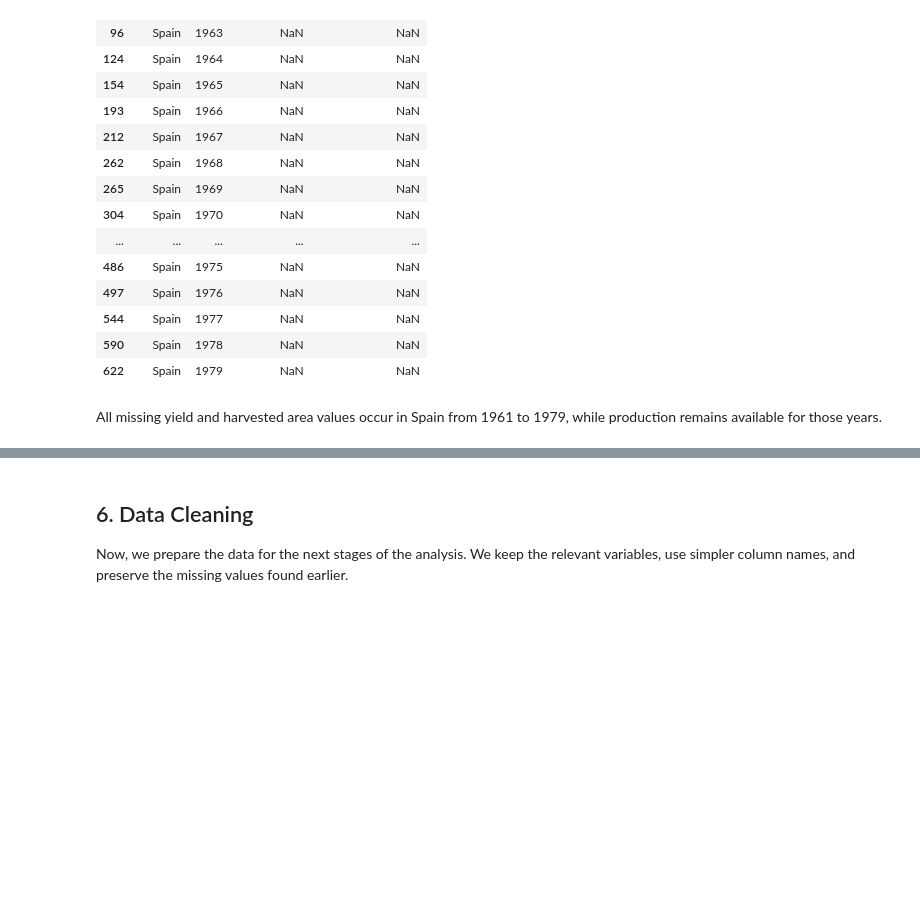
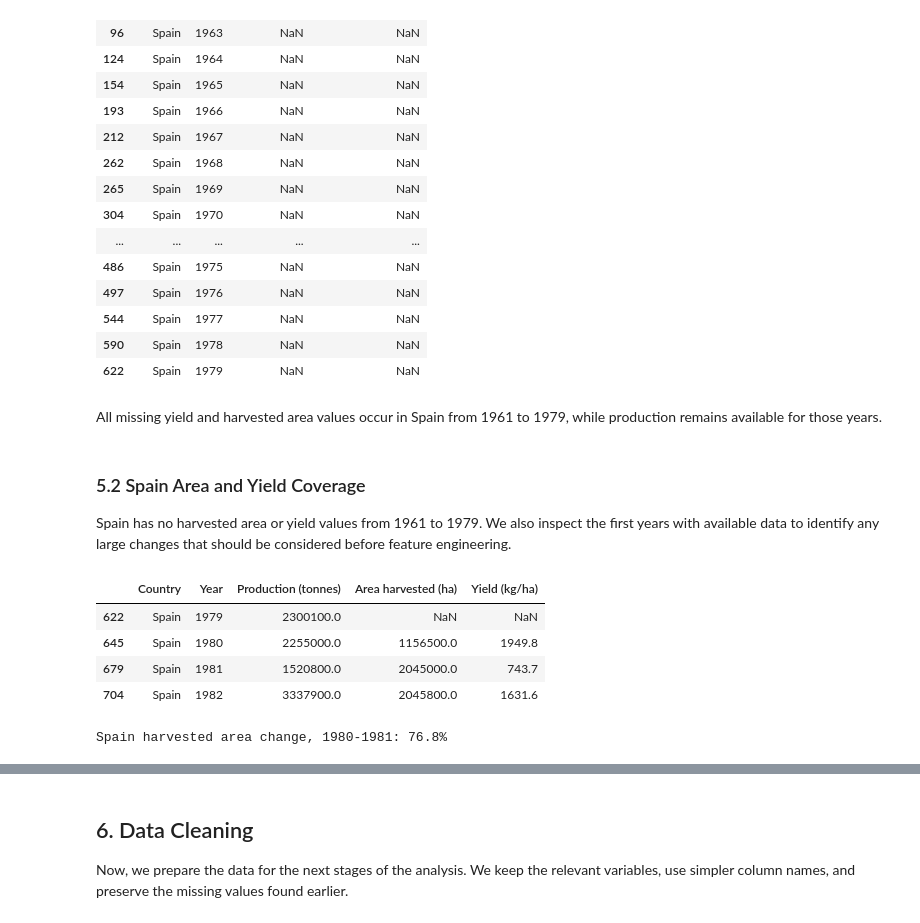
Before and after one commit to burakdon/Big-Olive, a Jupyter notebook: notebooks/01_faostat_exploration_cleaning.ipynb, the cells around one changed output, grey strips where cells are left out. Cells and saved outputs as stored; diff of their text form; code cells hidden in the pictures; blank space fills up the shorter version.

```diff
--- a/notebooks/01_faostat_exploration_cleaning.ipynb
+++ b/notebooks/01_faostat_exploration_cleaning.ipynb
@@ -238,3 +238,50 @@ target_df[
 | 622 | Spain | 1979 | NaN | NaN |
 # %% [markdown]
 All missing yield and harvested area values occur in Spain from 1961 to 1979, while production remains available for those years.
+# %% [markdown]
+### 5.2 Spain Area and Yield Coverage
+
+Spain has no harvested area or yield values from 1961 to 1979. We also inspect the first years with available data to identify any large changes that should be considered before feature engineering.
+# %%
+# Inspect Spain around the beginning of its area and yield coverage
+spain_coverage = target_df[
+    (target_df["Country"] == "Spain")
+    & (target_df["Year"].between(1979, 1982))
+][
+    [
+        "Country",
+        "Year",
+        "Production (tonnes)",
+        "Area harvested (ha)",
+        "Yield (kg/ha)"
+    ]
+]
+
+spain_coverage
+# %% [output]
+|  | Country | Year | Production (tonnes) | Area harvested (ha) | Yield (kg/ha) |
+| 622 | Spain | 1979 | 2300100.0 | NaN | NaN |
+| 645 | Spain | 1980 | 2255000.0 | 1156500.0 | 1949.8 |
+| 679 | Spain | 1981 | 1520800.0 | 2045000.0 | 743.7 |
+| 704 | Spain | 1982 | 3337900.0 | 2045800.0 | 1631.6 |
+# %%
+# Calculate the change in harvested area from 1980 to 1981
+spain_1980_area = spain_coverage.loc[
+    spain_coverage["Year"] == 1980,
+    "Area harvested (ha)"
+].iloc[0]
+
+spain_1981_area = spain_coverage.loc[
+    spain_coverage["Year"] == 1981,
+    "Area harvested (ha)"
+].iloc[0]
+
+area_change_pct = (
+    (spain_1981_area - spain_1980_area)
+    / spain_1980_area
+    * 100
+)
+
+print(f"Spain harvested area change, 1980-1981: {area_change_pct:.1f}%")
+# %% [output]
+Spain harvested area change, 1980-1981: 76.8%
```
Also changed, not shown: parts of 6 cells of this notebook, 3 other files.
